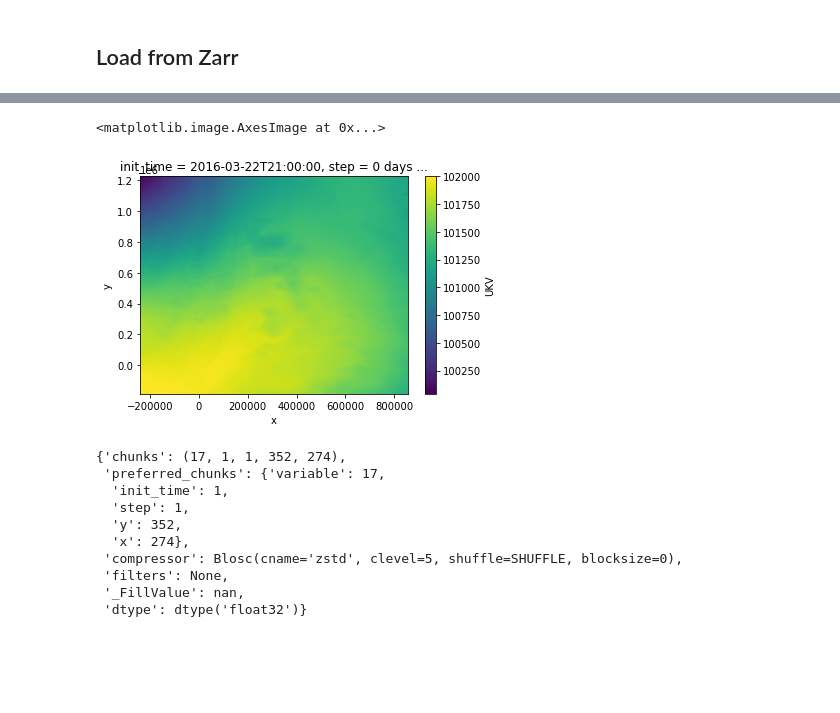
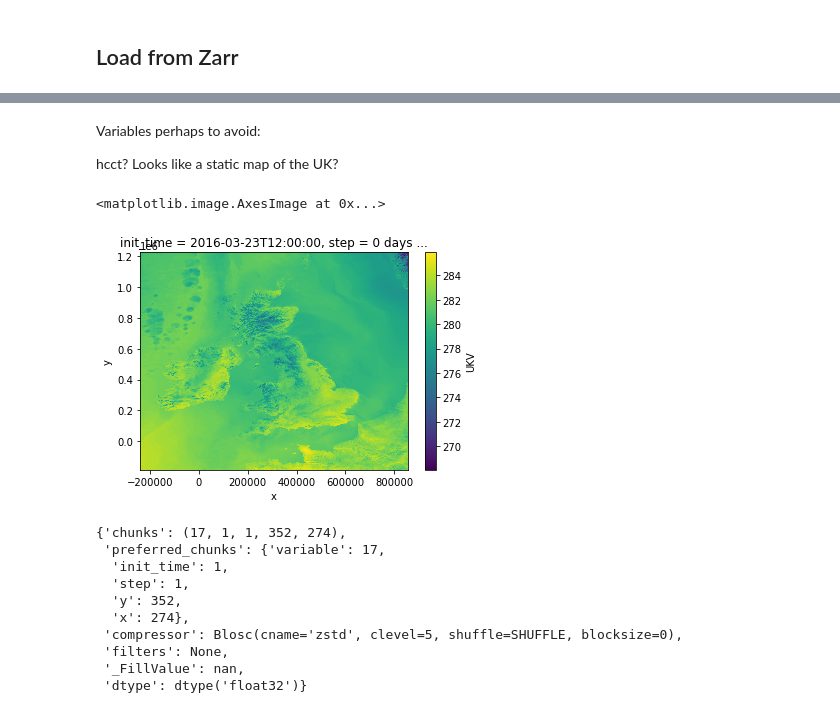
Before and after one commit to openclimatefix/nowcasting_dataset, a Jupyter notebook: notebooks/load_NWP_grib.ipynb, the cells around one changed output, grey strips where cells are left out. Drawn from its saved outputs; the diff is of its cells as text; code cells hidden in the pictures; blank space fills up the shorter version.

```diff
--- a/notebooks/load_NWP_grib.ipynb
+++ b/notebooks/load_NWP_grib.ipynb
@@ -73,6 +128,8 @@ NUM_COLS = len(EASTING)
 # NWP_PATH = Path("/home/jack/Data/NWP/01")
 #NWP_PATH = Path("/media/jack/128GB_USB/NWPs")  # Must not include trailing slash!!!
 NWP_PATH = Path("/mnt/storage_b/data/ocf/solar_pv_nowcasting/nowcasting_dataset_pipeline/NWP/UK_Met_Office/UKV/native")
+# %%
+DST_ZARR_PATH = Path("/mnt/storage_ssd/data/ocf/solar_pv_nowcasting/nowcasting_dataset_pipeline/NWP/UK_Met_Office/UKV/zarr/test.zarr")
 # %%
 assert NWP_PATH.exists()
 # %%
@@ -455,5 +409,9 @@ for group in map_datetime_to_grib_filename.groupby(level=0):
 # %%
-ds_from_zarr = xr.open_dataset("/home/jack/data/nwp.zarr", engine="zarr")
+ds_from_zarr = xr.open_dataset(
+    #"/home/jack/data/nwp.zarr",
+    DST_ZARR_PATH,
+    mode="r",
+    engine="zarr")
 # %%
 ds_from_zarr
 # %% [output]
@@ -467,11 +425,15 @@ Coordinates:
   * y          (y) int64 -183000 -181000 -179000 ... 1219000 1221000 1223000
 Data variables:
     UKV        (variable, init_time, step, y, x) float32 ...
+# %% [markdown]
+Variables perhaps to avoid:
+
+hcct?  Looks like a static map of the UK?
 # %%
-ds_from_zarr['UKV'].sel(variable='dswrf').isel(step=12, init_time=0).plot.imshow()
+ds_from_zarr['UKV'].sel(variable='t').isel(step=0, init_time=7).plot.imshow()
 # %% [output]
 <matplotlib.image.AxesImage at 0x...>
-[figure, old version]
+[figure, new version]
 # %%
 ds_from_zarr['UKV'].encoding
 # %% [output]
```
Also changed, not shown: parts of 11 cells of this notebook, 1 other file.
